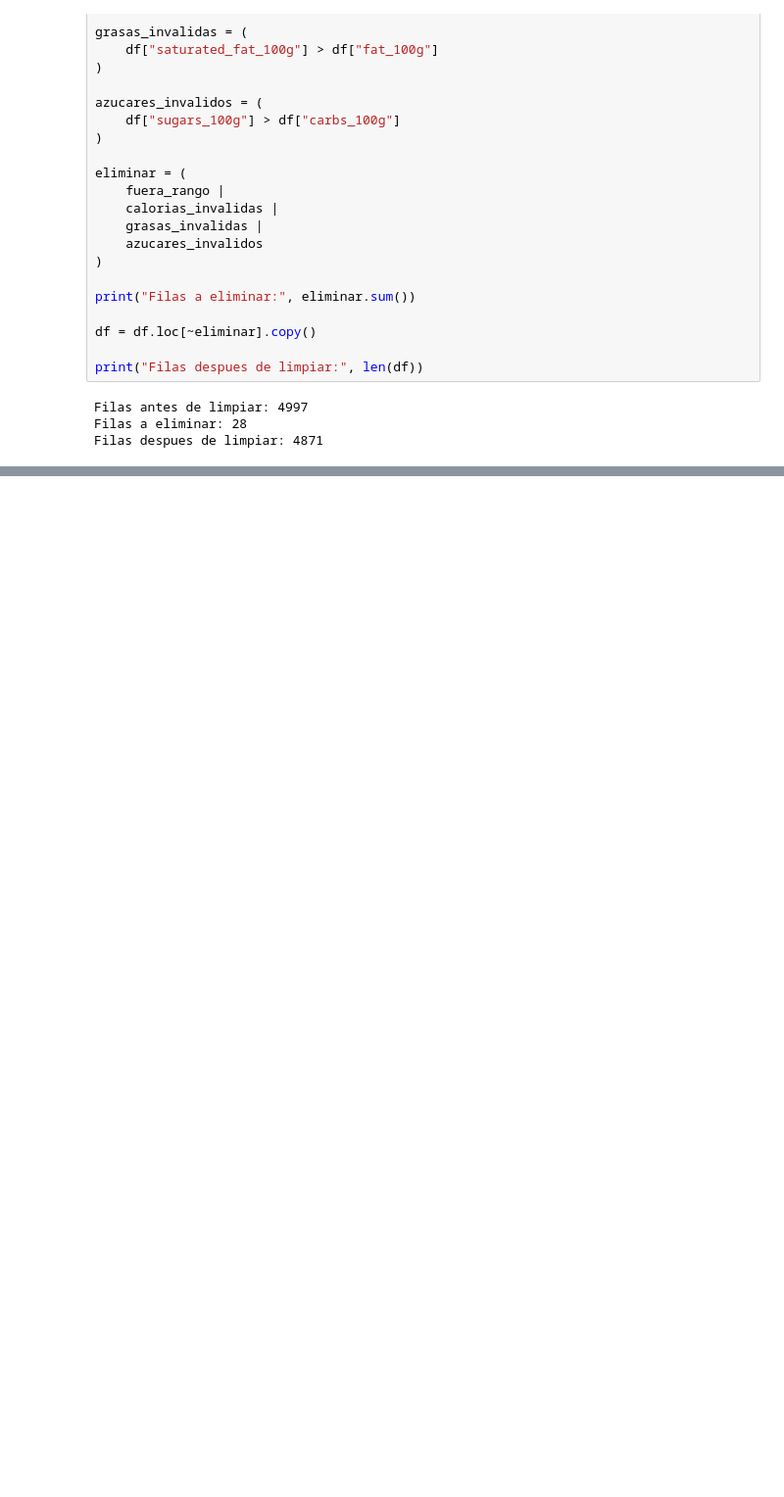
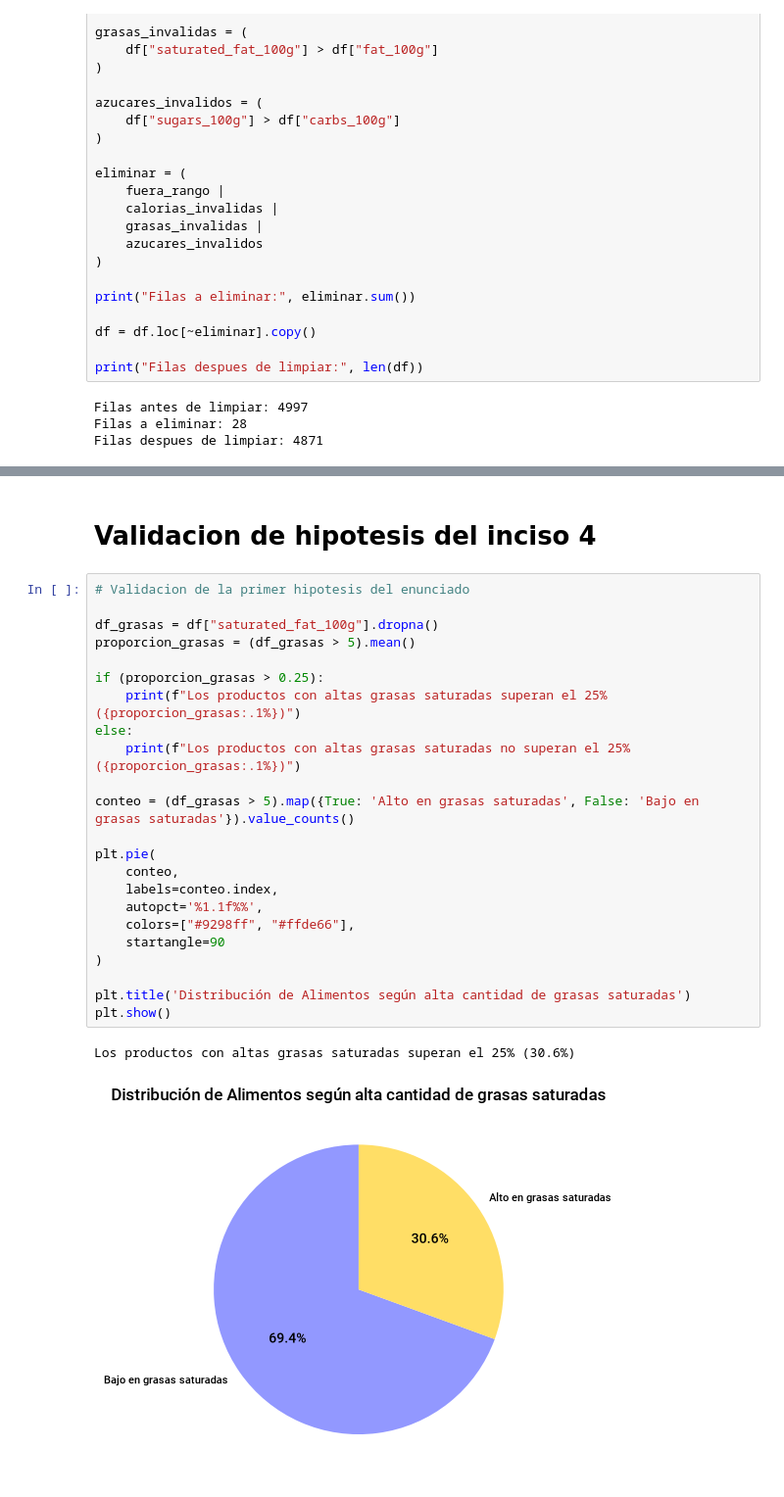
Before and after one commit to SantiWilli/TPEspecialFundamentos, a Jupyter notebook: entrega.ipynb, the cells around one changed output, grey strips where cells are left out. Shown at 98% size. Saved outputs shown, nothing was run; the diff lists cells and outputs as text; blank space fills up the shorter version.

```diff
--- a/entrega.ipynb
+++ b/entrega.ipynb
@@ -160,0 +215,28 @@ Los productos con gluten no superan el 50% (32.7%)
+# %% [markdown]
+# Validacion de hipotesis del inciso 4
+# %%
+# Validacion de la primer hipotesis del enunciado
+
+df_grasas = df["saturated_fat_100g"].dropna()
+proporcion_grasas = (df_grasas > 5).mean()
+
+if (proporcion_grasas > 0.25):
+    print(f"Los productos con altas grasas saturadas superan el 25% ({proporcion_grasas:.1%})")
+else:
+    print(f"Los productos con altas grasas saturadas no superan el 25% ({proporcion_grasas:.1%})")
+
+conteo = (df_grasas > 5).map({True: 'Alto en grasas saturadas', False: 'Bajo en grasas saturadas'}).value_counts()
+
+plt.pie(
+    conteo,
+    labels=conteo.index,
+    autopct='%1.1f%%',
+    colors=["#9298ff", "#ffde66"],
+    startangle=90
+)
+
+plt.title('Distribución de Alimentos según alta cantidad de grasas saturadas')
+plt.show()
+# %% [output]
+Los productos con altas grasas saturadas superan el 25% (30.6%)
+[figure, added]
```
Also changed, not shown: parts of 4 cells of this notebook.
